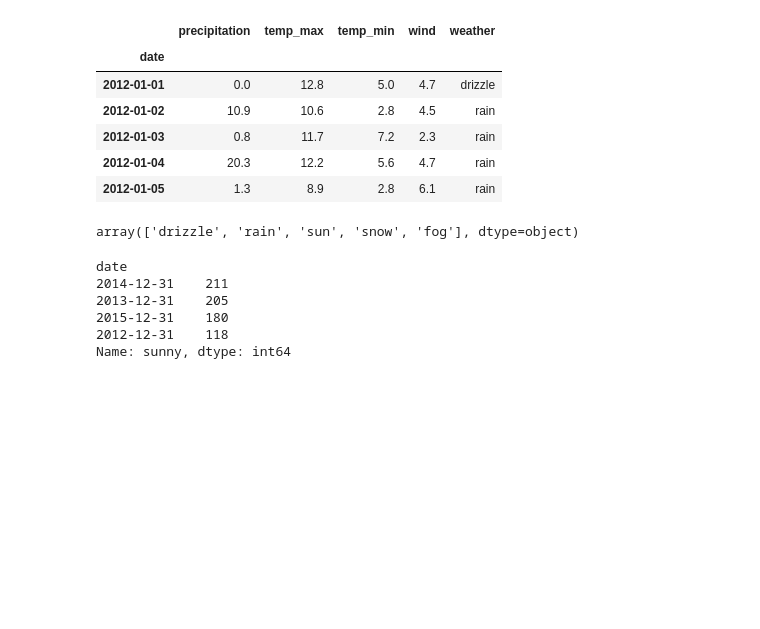
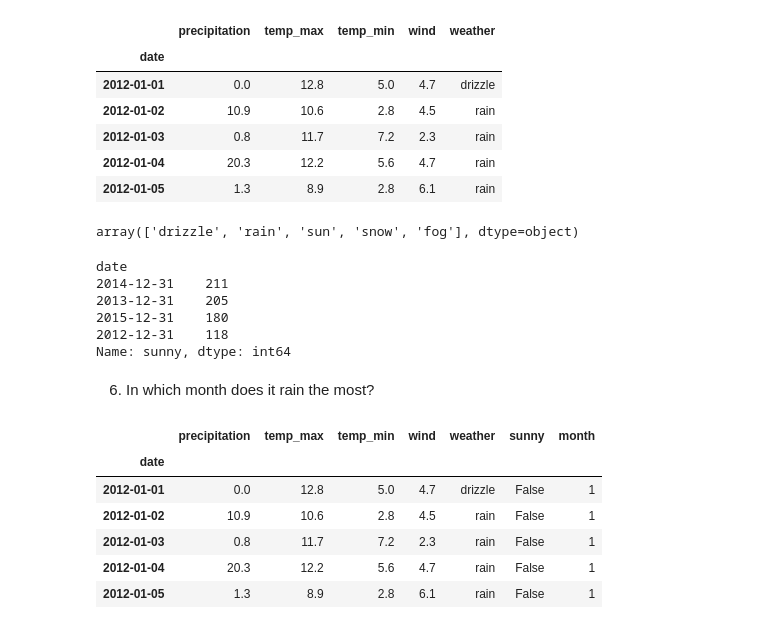
Before and after one commit to albertopuentes/time-series-exercises, a Jupyter notebook: datetime_timeseries_exercises.ipynb, the cells around one changed output. Cells and saved outputs as stored; diff of their text form; code cells hidden in the pictures; blank space fills up the shorter version.

Commit message:
DateTime Exercises

```diff
--- a/datetime_timeseries_exercises.ipynb
+++ b/datetime_timeseries_exercises.ipynb
@@ -292,3 +292,17 @@ date
 Name: sunny, dtype: int64
 # %%
 # 2014 is sunniest
+# %% [markdown]
+6) In which month does it rain the most?
+# %%
+vega['month'] = vega.index.month
+# %%
+vega.head()
+# %% [output]
+|  | precipitation | temp_max | temp_min | wind | weather | sunny | month |
+| date |  |  |  |  |  |  |  |
+| 2012-01-01 | 0.0 | 12.8 | 5.0 | 4.7 | drizzle | False | 1 |
+| 2012-01-02 | 10.9 | 10.6 | 2.8 | 4.5 | rain | False | 1 |
+| 2012-01-03 | 0.8 | 11.7 | 7.2 | 2.3 | rain | False | 1 |
+| 2012-01-04 | 20.3 | 12.2 | 5.6 | 4.7 | rain | False | 1 |
+| 2012-01-05 | 1.3 | 8.9 | 2.8 | 6.1 | rain | False | 1 |
```
Also changed, not shown: parts of 14 cells of this notebook.
